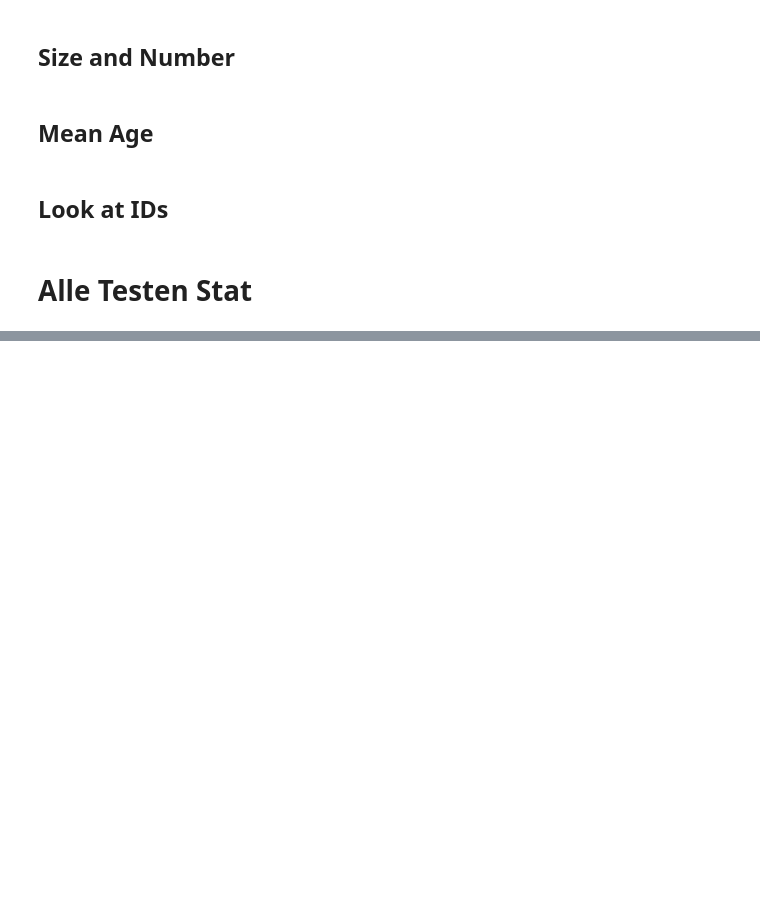
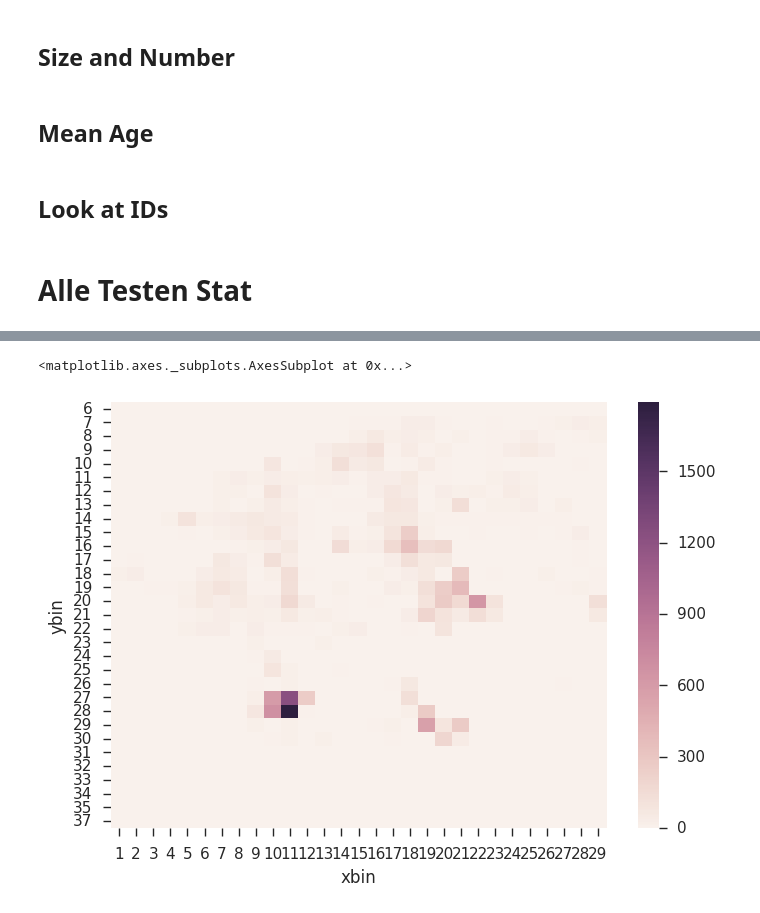
Before and after one commit to aschle/bees-sna, a Jupyter notebook: bib/TestingCommunities.ipynb, the cells around one changed output, grey strips where cells are left out. Saved outputs shown, nothing was run; the diff lists cells and outputs as text; code cells hidden in the pictures; blank space fills up the shorter version.

```diff
--- a/bib/TestingCommunities.ipynb
+++ b/bib/TestingCommunities.ipynb
@@ -393,0 +477,9 @@ gtest.summary()
+# %%
+df1 = getBinnedData([2055], start_dt.timestamp(), end_dt.timestamp(), conn, 1, 30, 40)
+
+data = df1.pivot("ybin", "xbin", "count").fillna(0)
+
+sns.heatmap(data, )
+# %% [output]
+<matplotlib.axes._subplots.AxesSubplot at 0x...>
+[figure, added]
```
Also changed, not shown: parts of 71 cells of this notebook, 1 other file.
